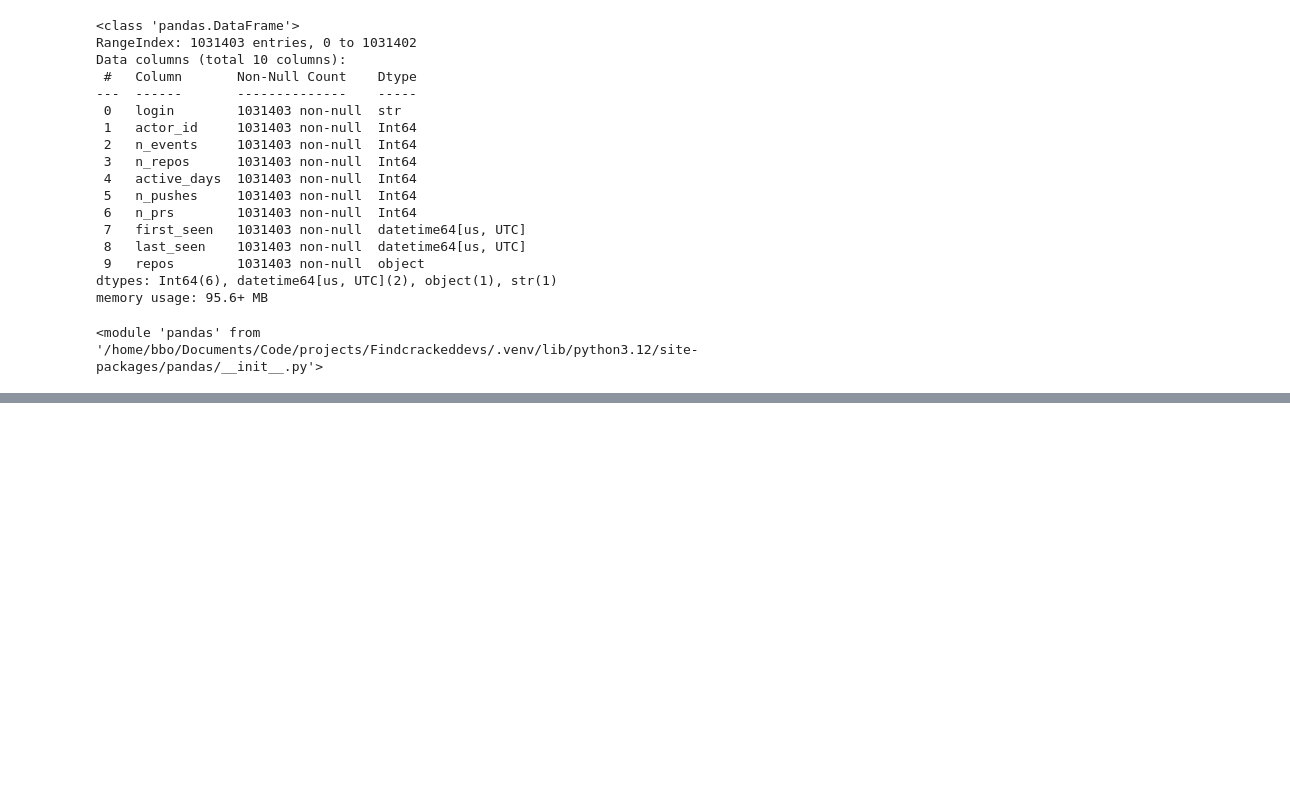
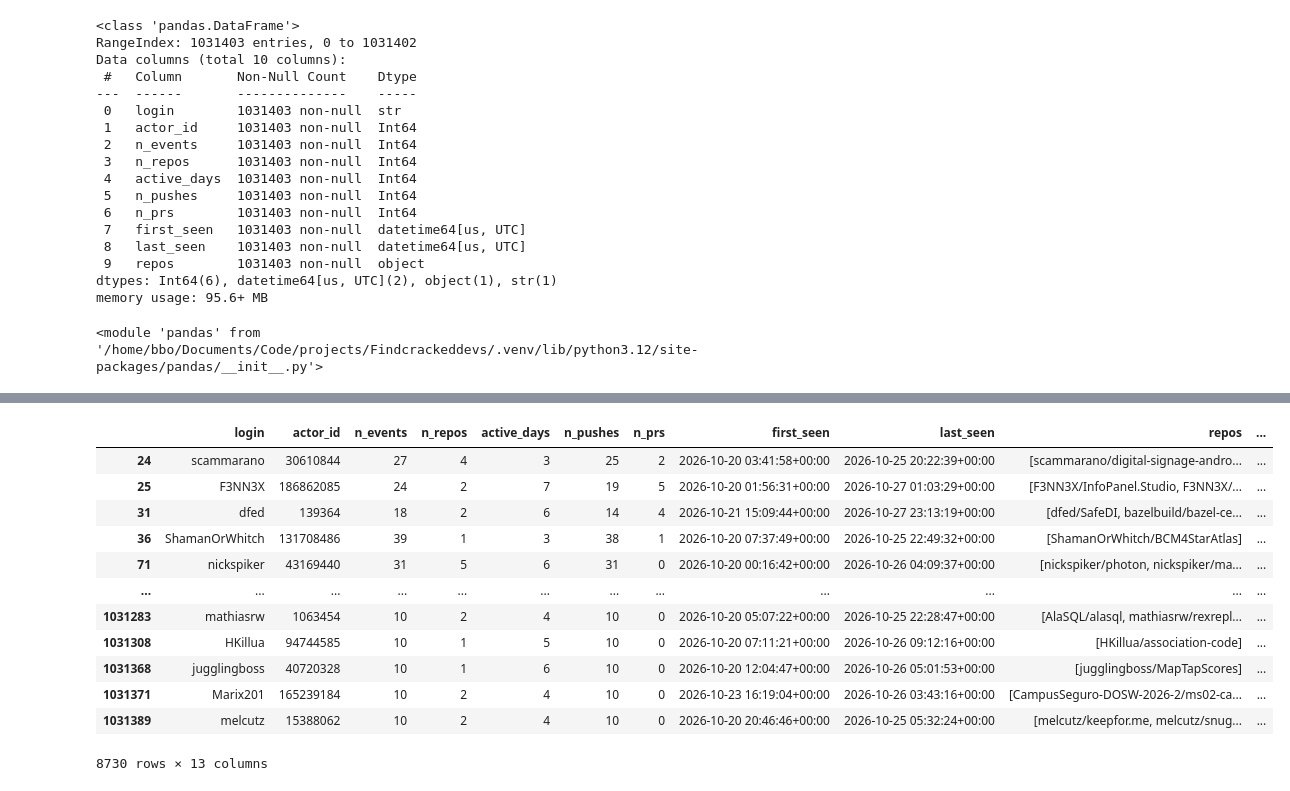
Before and after one commit to BilaalBakare/Findcrackeddevs, a Jupyter notebook: notebooks/test.ipynb, the cells around one changed output, grey strips where cells are left out. Cells and saved outputs as stored; diff of their text form; code cells hidden in the pictures; blank space fills up the shorter version.

```diff
--- a/notebooks/test.ipynb
+++ b/notebooks/test.ipynb
@@ -46,0 +81,16 @@ Active
+# %%
+pool
+# %% [output]
+|  | login | actor_id | n_events | n_repos | active_days | n_pushes | n_prs | first_seen | last_seen | repos | ... |
+| 24 | scammarano | 30610844 | 27 | 4 | 3 | 25 | 2 | 2026-10-20 03:41:58+00:00 | 2026-10-25 20:22:39+00:00 | [scammarano/digital-signage-andro... | ... |
+| 25 | F3NN3X | 186862085 | 24 | 2 | 7 | 19 | 5 | 2026-10-20 01:56:31+00:00 | 2026-10-27 01:03:29+00:00 | [F3NN3X/InfoPanel.Studio, F3NN3X/... | ... |
+| 31 | dfed | 139364 | 18 | 2 | 6 | 14 | 4 | 2026-10-21 15:09:44+00:00 | 2026-10-27 23:13:19+00:00 | [dfed/SafeDI, bazelbuild/bazel-ce... | ... |
+| 36 | ShamanOrWhitch | 131708486 | 39 | 1 | 3 | 38 | 1 | 2026-10-20 07:37:49+00:00 | 2026-10-25 22:49:32+00:00 | [ShamanOrWhitch/BCM4StarAtlas] | ... |
+| 71 | nickspiker | 43169440 | 31 | 5 | 6 | 31 | 0 | 2026-10-20 00:16:42+00:00 | 2026-10-26 04:09:37+00:00 | [nickspiker/photon, nickspiker/ma... | ... |
+| ... | ... | ... | ... | ... | ... | ... | ... | ... | ... | ... | ... |
+| 1031283 | mathiasrw | 1063454 | 10 | 2 | 4 | 10 | 0 | 2026-10-20 05:07:22+00:00 | 2026-10-25 22:28:47+00:00 | [AlaSQL/alasql, mathiasrw/rexrepl... | ... |
+| 1031308 | HKillua | 94744585 | 10 | 1 | 5 | 10 | 0 | 2026-10-20 07:11:21+00:00 | 2026-10-26 09:12:16+00:00 | [HKillua/association-code] | ... |
+| 1031368 | jugglingboss | 40720328 | 10 | 1 | 6 | 10 | 0 | 2026-10-20 12:04:47+00:00 | 2026-10-26 05:01:53+00:00 | [jugglingboss/MapTapScores] | ... |
+| 1031371 | Marix201 | 165239184 | 10 | 2 | 4 | 10 | 0 | 2026-10-23 16:19:04+00:00 | 2026-10-26 03:43:16+00:00 | [CampusSeguro-DOSW-2026-2/ms02-ca... | ... |
+| 1031389 | melcutz | 15388062 | 10 | 2 | 4 | 10 | 0 | 2026-10-20 20:46:46+00:00 | 2026-10-25 05:32:24+00:00 | [melcutz/keepfor.me, melcutz/snug... | ... |
+8730 rows × 13 columns
```
Also changed, not shown: parts of 5 cells of this notebook.
